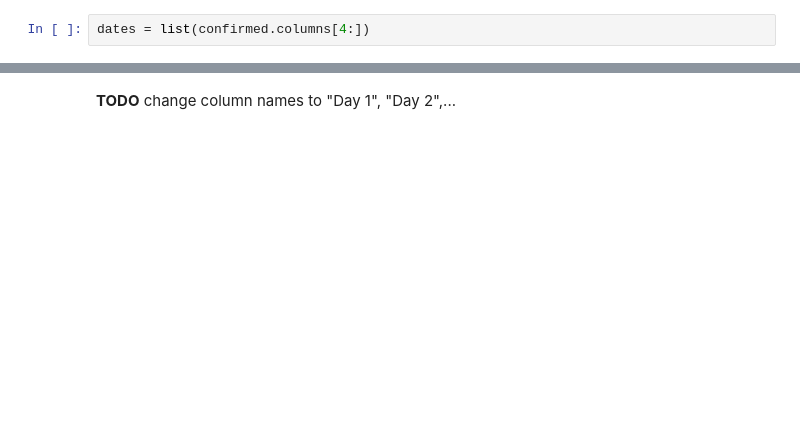
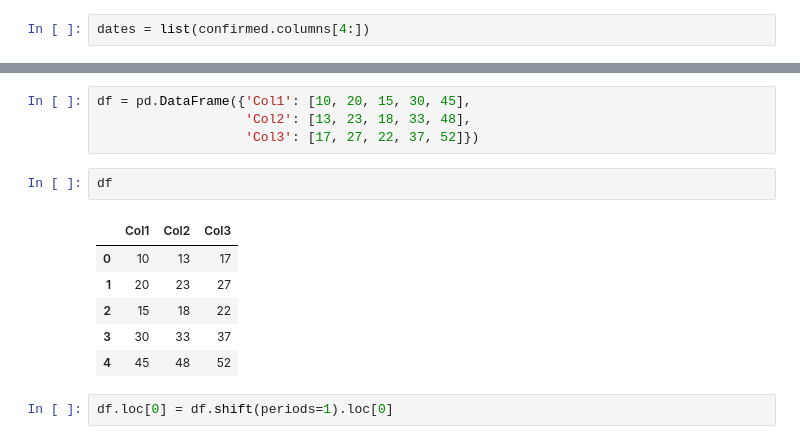
Before and after one commit to HSOFEUP/data-clinics, a Jupyter notebook: Clinic4/clinic4_BlazejDolicki.ipynb, the cells around one changed output, grey strips where cells are left out. Saved outputs shown, nothing was run; the diff lists cells and outputs as text; blank space fills up the shorter version.

```diff
--- a/Clinic4/clinic4_BlazejDolicki.ipynb
+++ b/Clinic4/clinic4_BlazejDolicki.ipynb
@@ -153,2 +109,15 @@ confirmed_per_country
-# %% [markdown]
-**TODO** change column names to "Day 1", "Day 2",...
+# %%
+df = pd.DataFrame({'Col1': [10, 20, 15, 30, 45],
+                   'Col2': [13, 23, 18, 33, 48],
+                   'Col3': [17, 27, 22, 37, 52]})
+# %%
+df
+# %% [output]
+|  | Col1 | Col2 | Col3 |
+| 0 | 10 | 13 | 17 |
+| 1 | 20 | 23 | 27 |
+| 2 | 15 | 18 | 22 |
+| 3 | 30 | 33 | 37 |
+| 4 | 45 | 48 | 52 |
+# %%
+df.loc[0] = df.shift(periods=1).loc[0]
```
Also changed, not shown: parts of 16 cells of this notebook.
